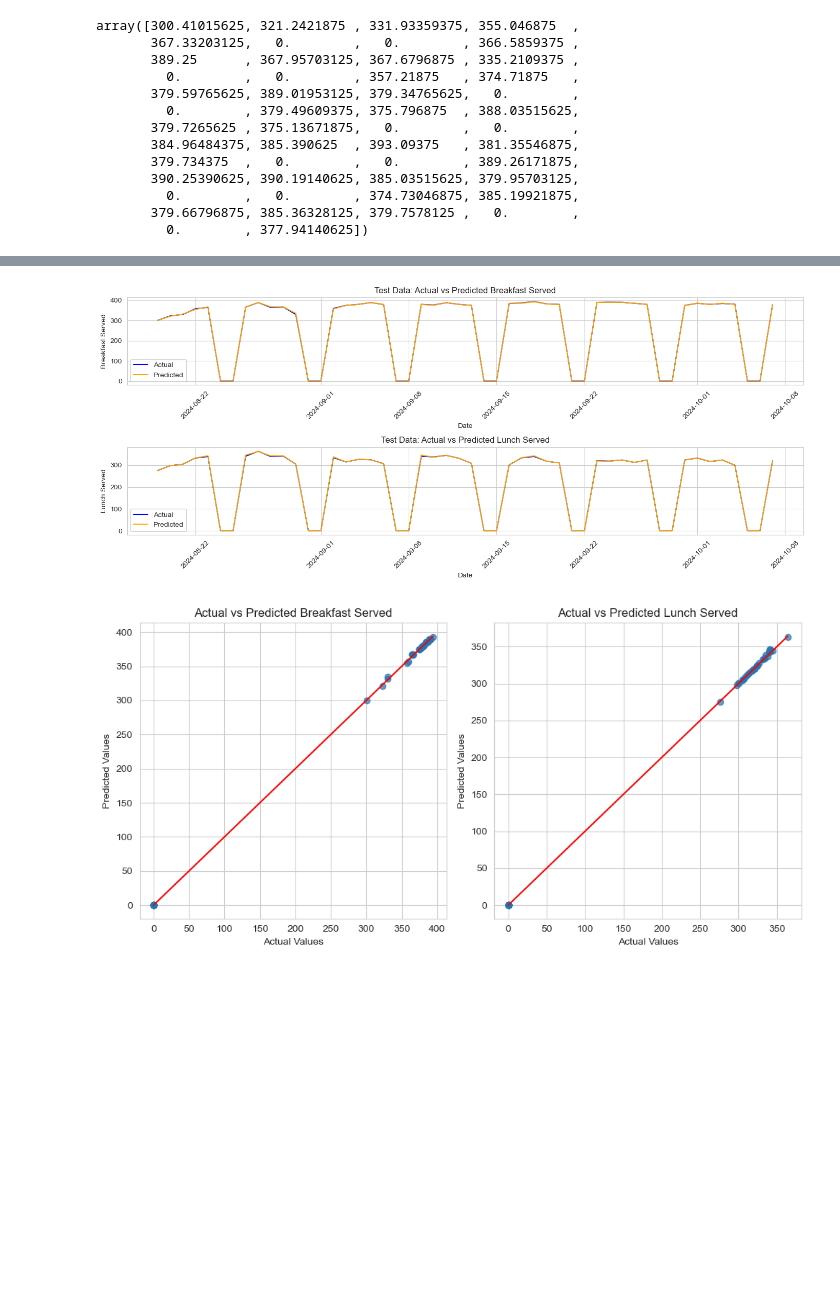
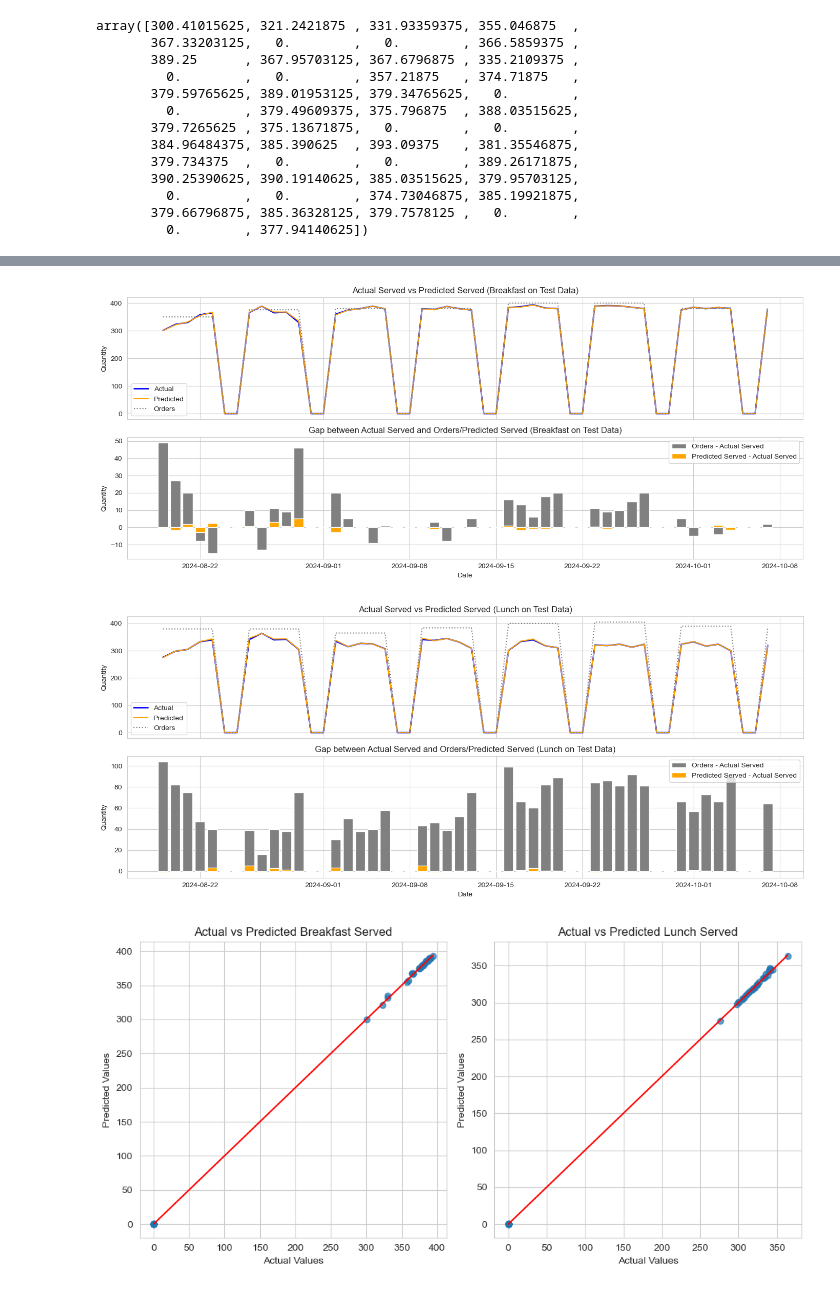
Before and after one commit to yaoyao55/MLDS_Project, a Jupyter notebook: served_meal_pred.ipynb, the cells around one changed output, grey strips where cells are left out. Cells and saved outputs as stored; diff of their text form; code cells hidden in the pictures; blank space fills up the shorter version.

```diff
--- a/served_meal_pred.ipynb
+++ b/served_meal_pred.ipynb
@@ -497,32 +512,15 @@ plt.show()
-# %%
-# 绘制测试集的情况
-plt.figure(figsize=(14, 6))
-
-# 早餐：真实值与预测值对比
-plt.subplot(2, 1, 1)
-plt.plot(y_test_breakfast.index, y_test_breakfast, label='Actual', color='blue')
-plt.plot(y_test_breakfast.index, pred_test_breakfast, label='Predicted', color='orange')
-plt.title('Test Data: Actual vs Predicted Breakfast Served')
-plt.xlabel('Date')
-plt.ylabel('Breakfast Served')
-plt.legend()
-plt.xticks(rotation=45)
-
-# 午餐：真实值与预测值对比
-plt.subplot(2, 1, 2)
-plt.plot(y_test_lunch.index, y_test_lunch, label='Actual', color='blue')
-plt.plot(y_test_lunch.index, pred_test_lunch, label='Predicted', color='orange')
-plt.title('Test Data: Actual vs Predicted Lunch Served')
-plt.xlabel('Date')
-plt.ylabel('Lunch Served')
-plt.legend()
-plt.xticks(rotation=45)
-
-plt.tight_layout()
-plt.show()
-# 对于我们而言，验证数据已经是历史数据，但是这些数据是模型在训练过程中从来都没有见过的数据，因此对于模型而言，这个验证数据就相当于未来时间的数据，只不过我们已经提前知道了这个未来数据真实的标签（参考答案）罢了。所以对于模型来说，使用验证集进行预测就是对未来进行预测了。
-# %% [output]
-[figure, removed]
+# %%
+# breakfast
+plot_data(y_test_breakfast, pred_test_breakfast, order_test_breakfast,
+          key='Breakfast on Test Data',
+          trans=False)
+# lunch
+plot_data(y_test_lunch, pred_test_lunch, order_test_lunch,
+          key='Lunch on Test Data',
+          trans=False)
+# %% [output]
+[figure, added]
+[figure, added]
 # %%
 plt.figure(figsize=(10, 5))
 
```
Also changed, not shown: parts of 19 cells of this notebook.
